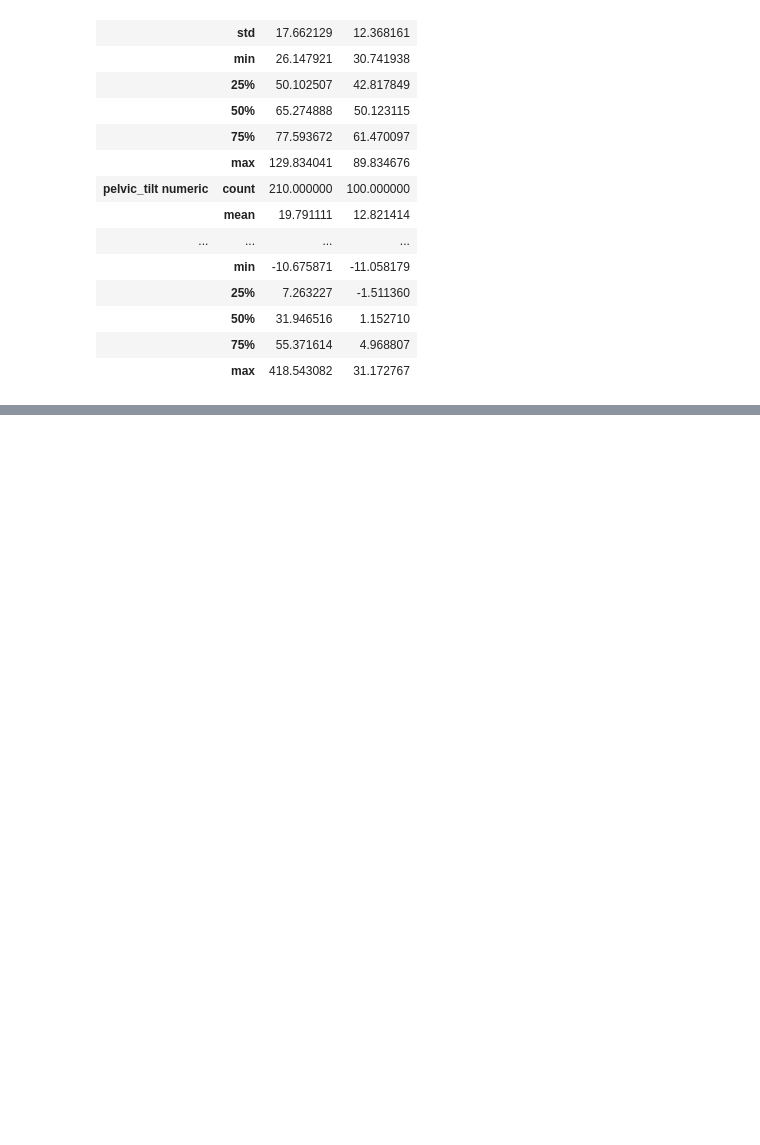
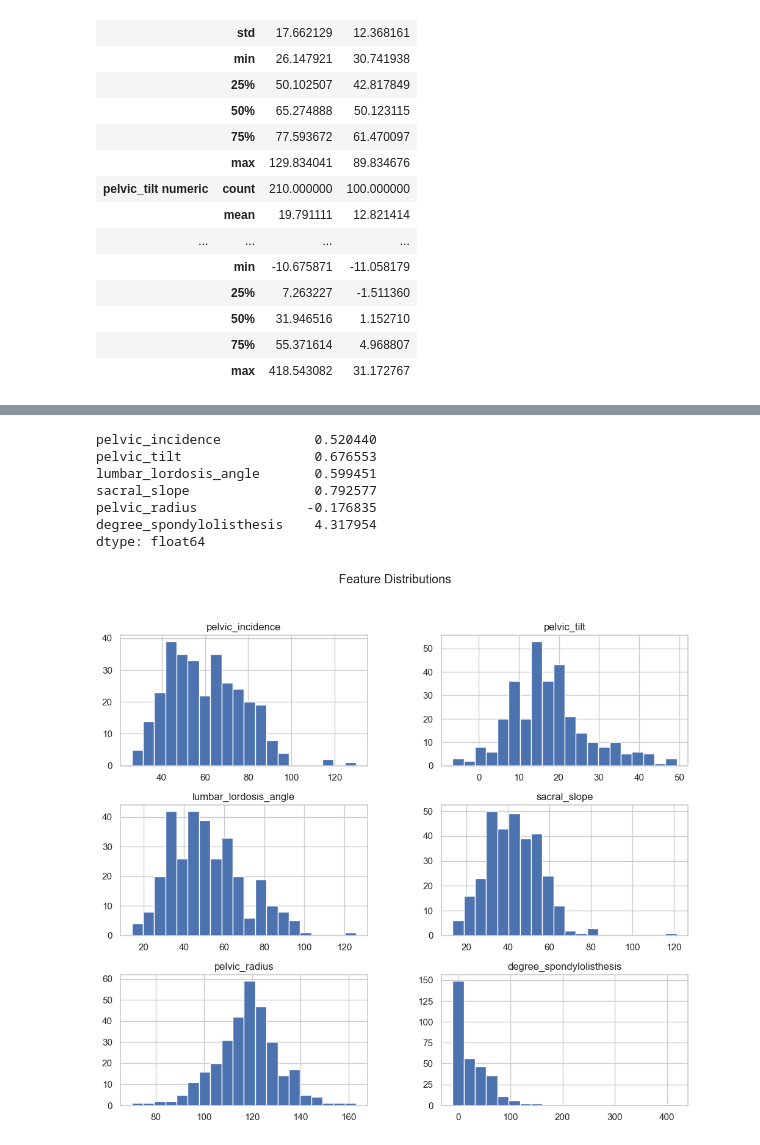
Before and after one commit to jackiecwv/SDS-CP033-spinescope, a Jupyter notebook: submissions/team-members/jackie-vescio/eda_spinescope_jackie_vescio.ipynb, the cells around one changed output, grey strips where cells are left out. Cells and saved outputs as stored; diff of their text form; code cells hidden in the pictures; blank space fills up the shorter version.

```diff
--- a/submissions/team-members/jackie-vescio/eda_spinescope_jackie.ipynb
+++ b/submissions/team-members/jackie-vescio/eda_spinescope_jackie_vescio.ipynb
@@ -407,0 +692,20 @@ Based on this, the data is ready for preprocessing and modeling.
+# %%
+# Select only the numeric columns
+numeric_df = df.select_dtypes(include=['float64', 'int64'])
+
+# 1) Check skewness
+print(numeric_df.skew())
+
+# 2) Plot histograms
+numeric_df.hist(bins=20, figsize=(12, 10))
+plt.suptitle('Feature Distributions')
+plt.show()
+# %% [output]
+pelvic_incidence            0.520440
+pelvic_tilt                 0.676553
+lumbar_lordosis_angle       0.599451
+sacral_slope                0.792577
+pelvic_radius              -0.176835
+degree_spondylolisthesis    4.317954
+dtype: float64
+[figure, added]
```
Also changed, not shown: parts of 73 cells of this notebook, 2 other files.
